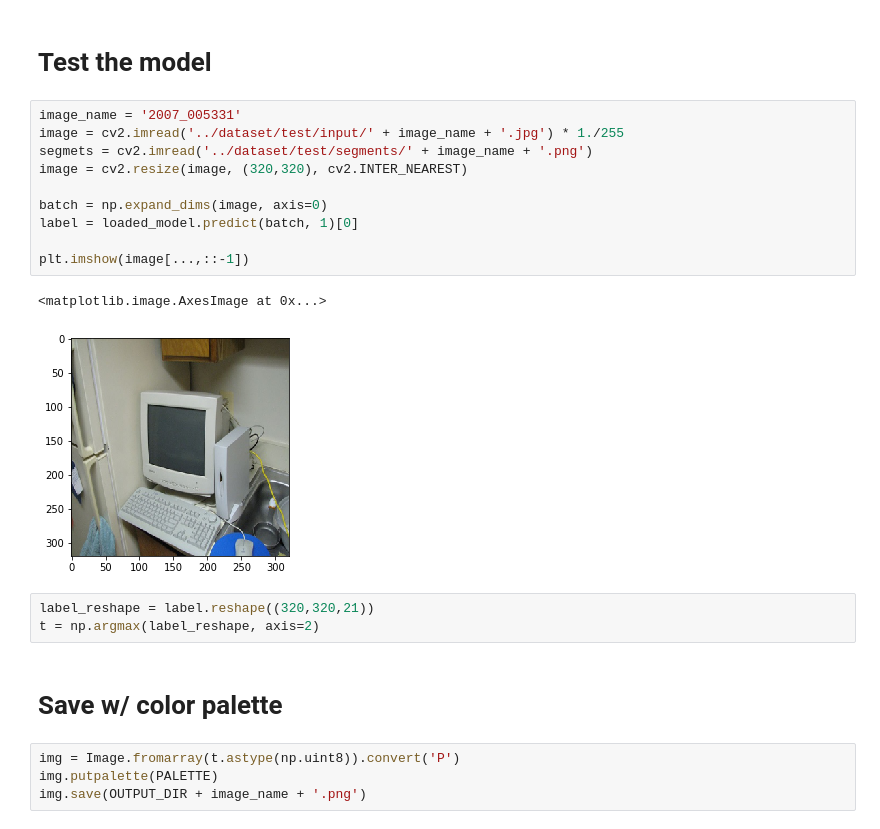
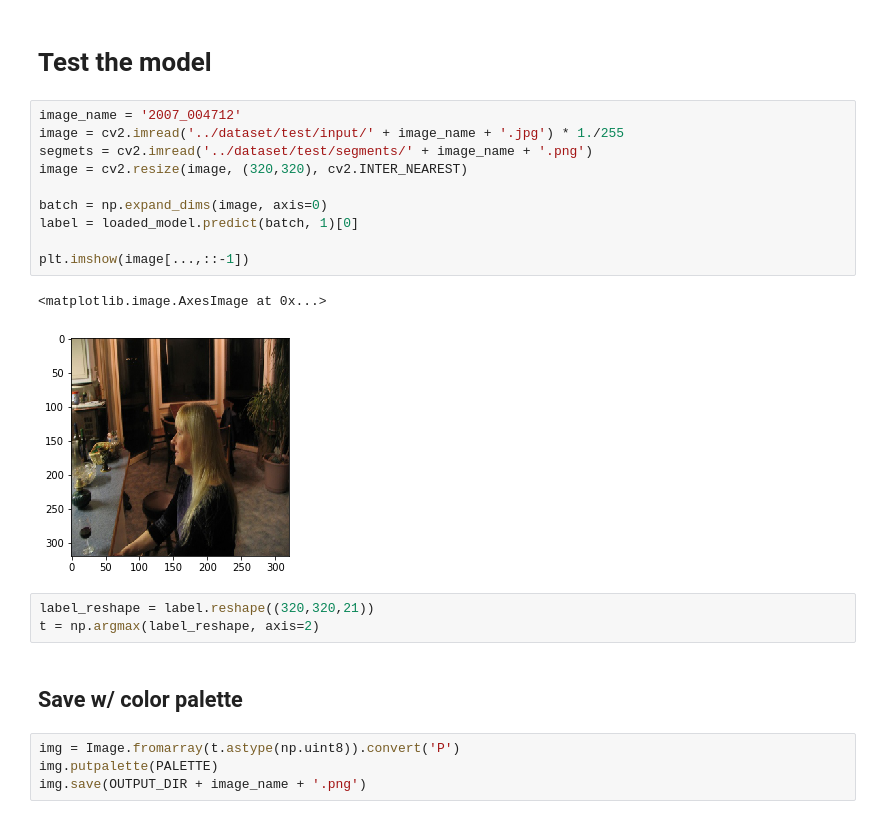
Before and after one commit to marcelsan/semantic-segmentation, a Jupyter notebook: notebooks/Results Evaluation.ipynb, the cells around one changed output. Cells and saved outputs as stored; diff of their text form.

```diff
--- a/notebooks/Results Evaluation.ipynb
+++ b/notebooks/Results Evaluation.ipynb
@@ -67,23 +85,23 @@ ________________________________________________________________________________
 # %% [markdown]
 # Test the model
 # %%
-image_name = '2007_005331'
+image_name = '2007_004712'
 image = cv2.imread('../dataset/test/input/' + image_name + '.jpg') * 1./255
 segmets = cv2.imread('../dataset/test/segments/' + image_name + '.png')
 image = cv2.resize(image, (320,320), cv2.INTER_NEAREST)
 
 batch = np.expand_dims(image, axis=0)
 label = loaded_model.predict(batch, 1)[0]
 
 plt.imshow(image[...,::-1])
 # %% [output]
 <matplotlib.image.AxesImage at 0x...>
-[figure, old version]
+[figure, new version]
 # %%
 label_reshape = label.reshape((320,320,21))
 t = np.argmax(label_reshape, axis=2)
 # %% [markdown]
-# Save w/ color palette
+## Save w/ color palette
 # %%
 img = Image.fromarray(t.astype(np.uint8)).convert('P')
 img.putpalette(PALETTE)
```
Also changed, not shown: parts of 3 cells of this notebook, 20 other files.
